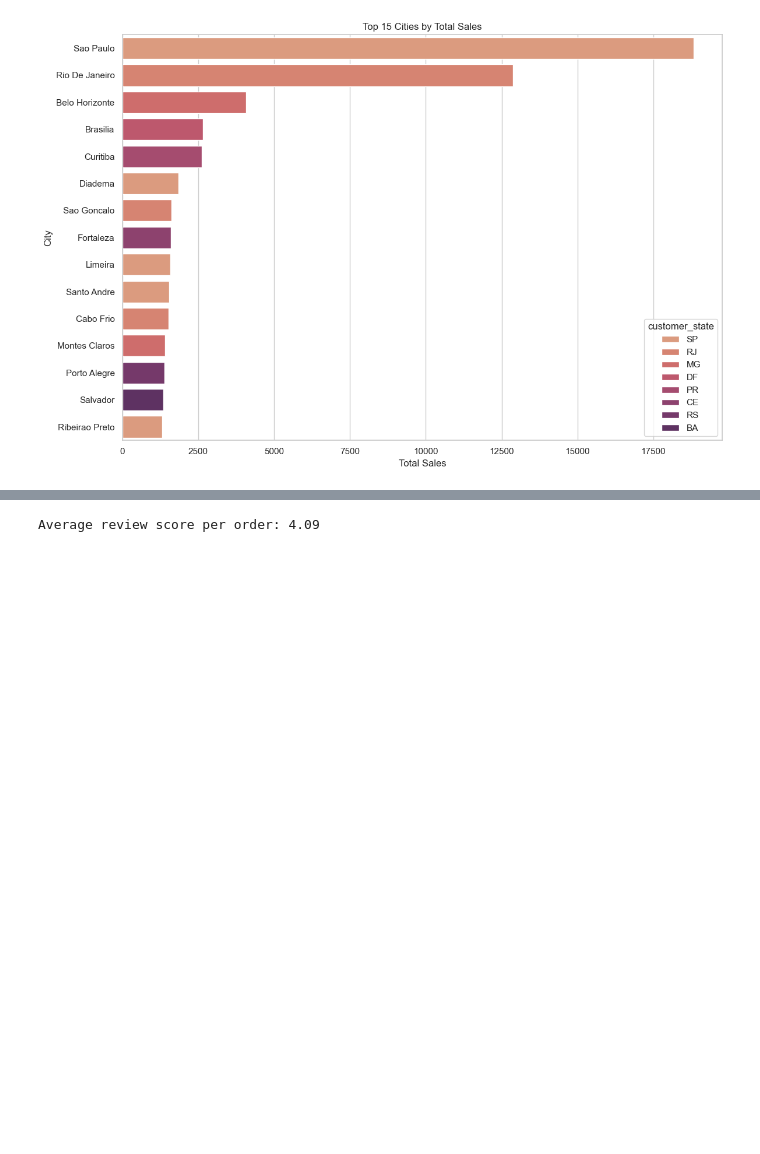
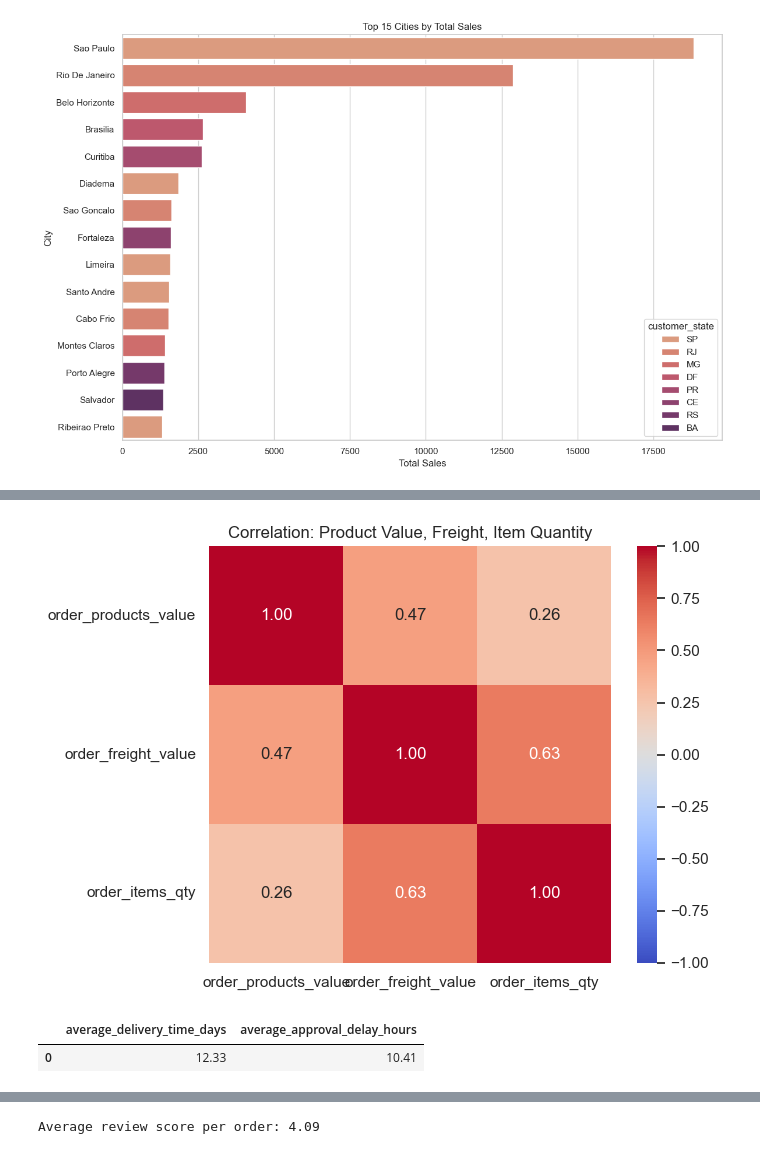
Before and after one commit to Aditya26ind/sales-pipeline-local, a Jupyter notebook: notebooks/target_insights.ipynb, the cells around one changed output, grey strips where cells are left out. Saved outputs shown, nothing was run; the diff lists cells and outputs as text; code cells hidden in the pictures; blank space fills up the shorter version.

```diff
--- a/notebooks/target_insights.ipynb
+++ b/notebooks/target_insights.ipynb
@@ -370,0 +326,26 @@ average_review_per_order_df.head(10)
+# %%
+correlation_matrix_pd = pd.DataFrame(
+    {
+        "order_products_value": [1.0, spark_df.stat.corr("order_products_value", "order_freight_value"), spark_df.stat.corr("order_products_value", "order_items_qty")],
+        "order_freight_value": [spark_df.stat.corr("order_products_value", "order_freight_value"), 1.0, spark_df.stat.corr("order_freight_value", "order_items_qty")],
+        "order_items_qty": [spark_df.stat.corr("order_products_value", "order_items_qty"), spark_df.stat.corr("order_freight_value", "order_items_qty"), 1.0],
+    },
+    index=["order_products_value", "order_freight_value", "order_items_qty"],
+).round(4)
+
+plt.figure(figsize=(7, 5))
+sns.heatmap(correlation_matrix_pd, annot=True, cmap="coolwarm", fmt=".2f", vmin=-1, vmax=1)
+plt.title("Correlation: Product Value, Freight, Item Quantity")
+plt.tight_layout()
+plt.show()
+# %% [output]
+[figure, added]
+# %%
+timing_summary_df = spark_df.agg(
+    F.round(F.avg("delivery_time_days"), 2).alias("average_delivery_time_days"),
+    F.round(F.avg("approval_delay_hours"), 2).alias("average_approval_delay_hours"),
+)
+timing_summary_df.toPandas()
+# %% [output]
+|  | average_delivery_time_days | average_approval_delay_hours |
+| 0 | 12.33 | 10.41 |
```
Also changed, not shown: parts of 43 cells of this notebook.
